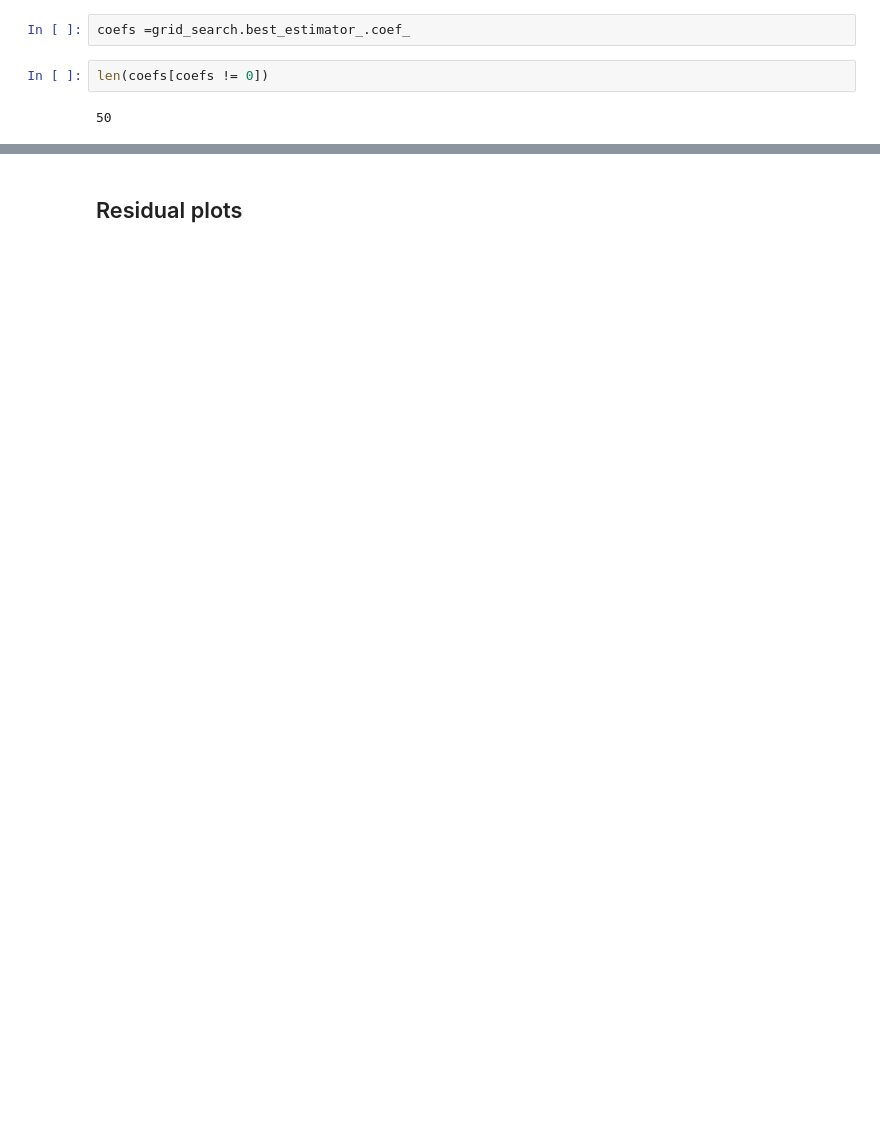
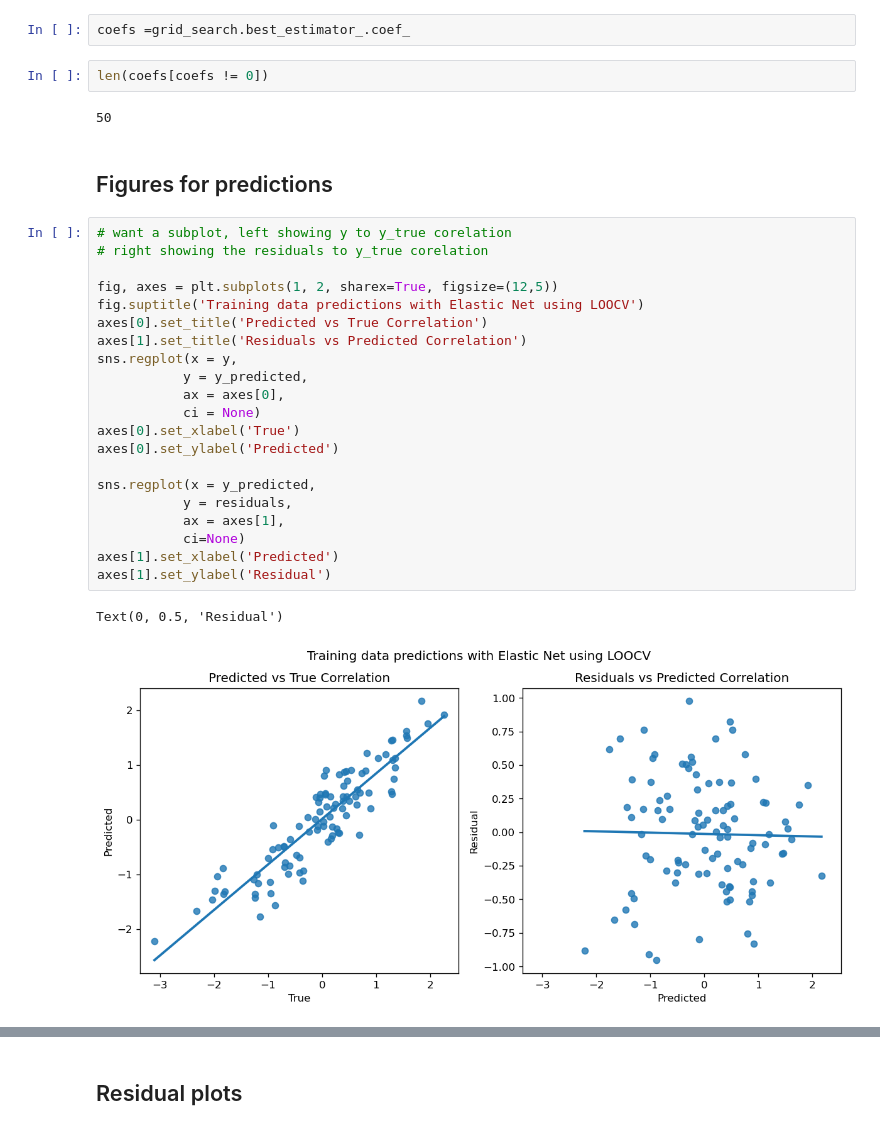
Before and after one commit to Zzanis/Case_1, a Jupyter notebook: case1_eda.ipynb, the cells around one changed output, grey strips where cells are left out. Saved outputs shown, nothing was run; the diff lists cells and outputs as text; blank space fills up the shorter version.

```diff
--- a/case1_eda.ipynb
+++ b/case1_eda.ipynb
@@ -412,3 +408,29 @@ coefs =grid_search.best_estimator_.coef_
 len(coefs[coefs != 0])
 # %% [output]
 50
+# %% [markdown]
+## Figures for predictions
+# %%
+# want a subplot, left showing y to y_true corelation
+# right showing the residuals to y_true corelation
+
+fig, axes = plt.subplots(1, 2, sharex=True, figsize=(12,5))
+fig.suptitle('Training data predictions with Elastic Net using LOOCV')
+axes[0].set_title('Predicted vs True Correlation')
+axes[1].set_title('Residuals vs Predicted Correlation')
+sns.regplot(x = y,
+           y = y_predicted,
+           ax = axes[0],
+           ci = None)
+axes[0].set_xlabel('True')
+axes[0].set_ylabel('Predicted')
+
+sns.regplot(x = y_predicted,
+           y = residuals,
+           ax = axes[1],
+           ci=None)
+axes[1].set_xlabel('Predicted')
+axes[1].set_ylabel('Residual')
+# %% [output]
+Text(0, 0.5, 'Residual')
+[figure, added]
```
Also changed, not shown: parts of 5 cells of this notebook, 2 other files.
